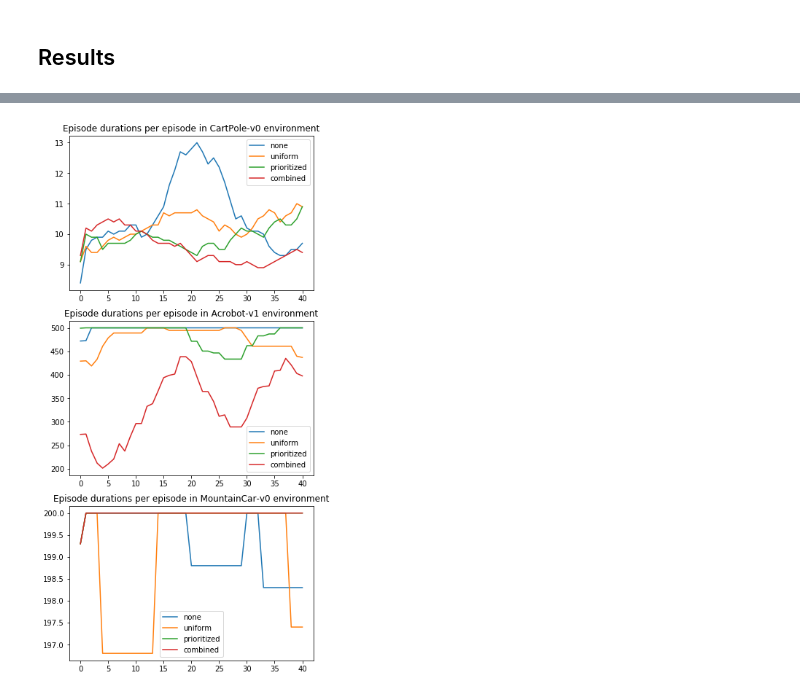
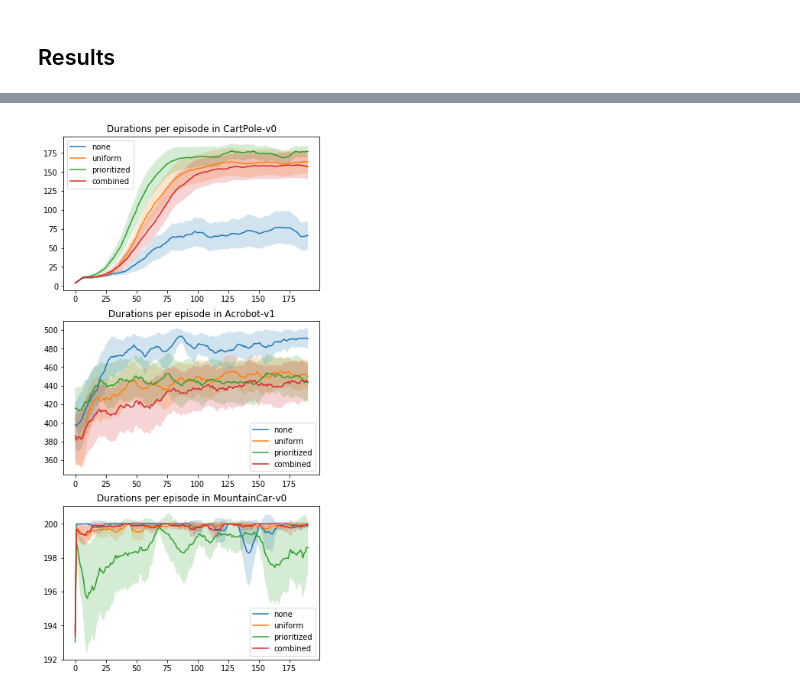
Before and after one commit to Kanter666/q-learning-experience-replay, a Jupyter notebook: rl_project.ipynb, the cells around one changed output, grey strips where cells are left out. Cells and saved outputs as stored; diff of their text form; code cells hidden in the pictures.

Commit message:
plots

```diff
--- a/rl_project.ipynb
+++ b/rl_project.ipynb
@@ -587,43 +570,110 @@ Running uniform in Acrobot-v1 (2/2)
+# %%
+def load(filename):
+    with open(filename, 'rb') as input_file:
+        return pickle.load(input_file)
+
+filename = 'server.pickle'
+
+results = load(filename)
 # %%
 smooth_range = 10
 
 # And see the results
 def smooth(x, N):
     cumsum = np.cumsum(np.insert(x, 0, 0))
     return (cumsum[N:] - cumsum[:-N]) / float(N)
 
 def plot_Q_values(Q_values, spacing):
     for i in range(0, len(Q_values), spacing):
         plt.subplot(len(Q_values)/spacing,1, i/spacing+1)
         plt.plot(Q_values[i])
         plt.title('Q_values in episode {} '.format(i))
     # plt.subplots_adjust(top=1, bottom=-1.5)
     plt.show()
 
+# only look at the first 200 episodes - for aesthetics
+cutoff = 2000
+
+# scale the std - for aesthetics
+std_scale = 0.3
+
 def grid_graphs():
     # plot durations
     # compare per environment
     for index, env in enumerate(environments):
         plt.subplot(len(environments),1, index+1)
         for er_type in exp_replays:
-            plt.plot(smooth(results[env][er_type][0]['durations'], smooth_range))
-        plt.title('Episode durations per episode in {} environment'.format(env))
+            current = results[env][er_type]
+            smoothed_current = [smooth(current[y]['durations'], 10) for y in current]
+            xaxis = range(np.minimum(len(smoothed_current[0]), cutoff))
+            mean = np.mean(smoothed_current, 0)[:cutoff]
+            std = np.std(smoothed_current, 0)[:cutoff] * std_scale
+            plt.plot(xaxis, mean)
+            plt.fill_between(xaxis, mean+std, mean-std, alpha=0.2)
+        plt.title('Durations per episode in {}'.format(env))
         plt.legend(exp_replays)
-    plt.subplots_adjust(top=1, bottom=-1.5)
+    plt.subplots_adjust(top=2.5)
+    fig1 = plt.gcf()
     plt.show()
+    plt.draw()
+    fig1.savefig('durations.png', dpi=100, bbox_inches = 'tight')
 
-    # compare per ER
-    for index, er_type in enumerate(exp_replays):
-        plt.subplot(len(exp_replays),1, index+1)
-        for env in environments:
-            plt.plot(smooth(results[env][er_type][0]['durations'], smooth_range))
-        plt.title('Episode durations per episode with {} experience replay'.format(exp_replays[index]))
-        plt.legend(environments)
-    plt.subplots_adjust(top=1, bottom=-1.5)
+    # plot mean TD error
+    # compare per environment
+    for index, env in enumerate(environments):
+        plt.subplot(len(environments),1, index+1)
+        for er_type in exp_replays:
+            current = results[env][er_type]
+            smoothed_current = [smooth(current[y]['mean_TD_error'], 10) for y in current]
+            xaxis = range(np.minimum(len(smoothed_current[0]), cutoff))
+            mean = np.mean(smoothed_current, 0)[:cutoff]
+            std = np.std(smoothed_current, 0)[:cutoff]
+            plt.plot(xaxis, mean)
+            plt.fill_between(xaxis, mean+std, mean-std, alpha=0.2)
+        plt.title('Average TD error per episode in {}'.format(env))
+        plt.legend(exp_replays)
+    plt.subplots_adjust(top=2.5)
+    fig2 = plt.gcf()
     plt.show()
+    plt.draw()
+    fig2.savefig('td.png', dpi=100, bbox_inches = 'tight')
+
+    # plot mean TD error
+    # compare per environment
+    for index, env in enumerate(environments):
+        plt.subplot(len(environments),1, index+1)
+        for er_type in exp_replays:
+            current = results[env][er_type]
+            smoothed_current = [smooth(current[y]['correlation_count'], 10) for y in current]
+            xaxis = range(np.minimum(len(smoothed_current[0]), cutoff))
+            mean = np.mean(smoothed_current, 0)[:cutoff]
+            std = np.std(smoothed_current, 0)[:cutoff] * 0.3
+            plt.plot(xaxis, mean)
+            plt.fill_between(xaxis, mean+std, mean-std, alpha=0.2)
+        plt.title('Average correlation per batch in {}'.format(env))
+        plt.legend(exp_replays)
+    plt.subplots_adjust(top=2.5)
+    fig3 = plt.gcf()
+    plt.show()
+    plt.draw()
+    fig3.savefig('corr.png', dpi=100, bbox_inches = 'tight')
+
+#     # compare per ER
+#     for index, er_type in enumerate(exp_replays):
+#         plt.subplot(len(exp_replays),1, index+1)
+#         for env in environments:
+#             current = results[env][er_type]
+#             smoothed_current = [smooth(current[y]['durations'], 10) for y in current]
+#             xaxis = range(np.minimum(len(smoothed_current[0]), cutoff))
+#             mean = np.mean(smoothed_current, 0)[:cutoff]
+#             std = np.std(smoothed_current, 0)[:cutoff] * std_scale
+#             plt.plot(xaxis, mean)
+#             plt.fill_between(xaxis, mean+std, mean-std, alpha=0.2)
+#         plt.title('Episode durations per episode with {} experience replay'.format(exp_replays[index]))
+#         plt.legend(environments)
+#     plt.subplots_adjust(top=1, bottom=-1.5)
+#     plt.show()
 
 grid_graphs()
-# print(results["CartPole-v0"])
-# plot_Q_values(results['Q_values'], 25)
 # %% [output]
-[figure, old version]
+[figure, new version]
```
Also changed, not shown: parts of 3 cells of this notebook.
